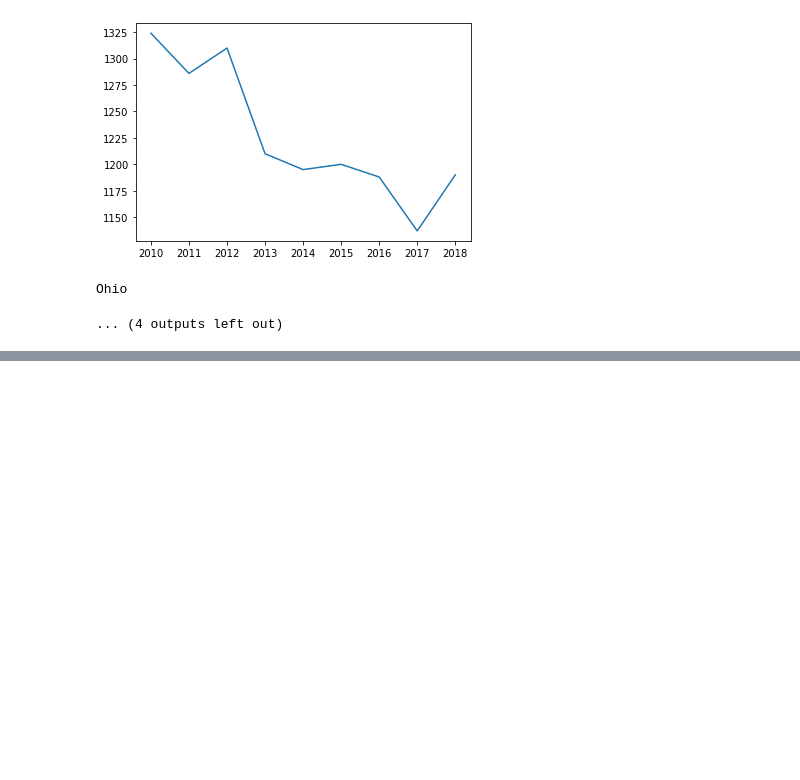
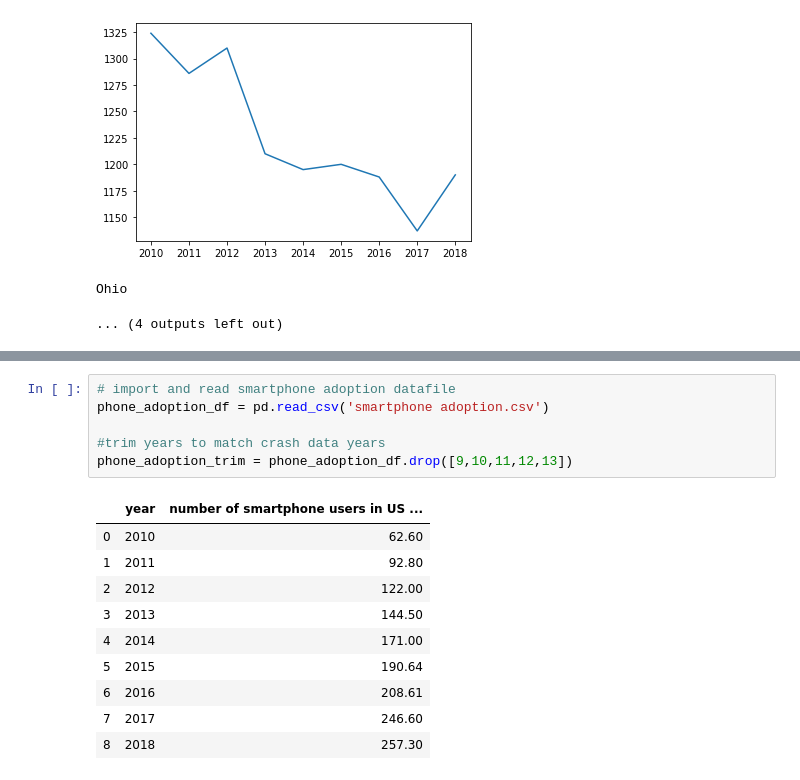
Before and after one commit to zelson71/project1-challenge, a Jupyter notebook: FARS APIv2.ipynb, the cells around one changed output, grey strips where cells are left out. Cells and saved outputs as stored; diff of their text form; blank space fills up the shorter version.

```diff
--- a/FARS APIv2.ipynb
+++ b/FARS APIv2.ipynb
@@ -243,0 +288,17 @@ plt.show()
+# %%
+# import and read smartphone adoption datafile
+phone_adoption_df = pd.read_csv('smartphone adoption.csv')
+
+#trim years to match crash data years
+phone_adoption_trim = phone_adoption_df.drop([9,10,11,12,13])
+# %% [output]
+|  | year | number of smartphone users in US ... |
+| 0 | 2010 | 62.60 |
+| 1 | 2011 | 92.80 |
+| 2 | 2012 | 122.00 |
+| 3 | 2013 | 144.50 |
+| 4 | 2014 | 171.00 |
+| 5 | 2015 | 190.64 |
+| 6 | 2016 | 208.61 |
+| 7 | 2017 | 246.60 |
+| 8 | 2018 | 257.30 |
```
Also changed, not shown: parts of 10 cells of this notebook.
